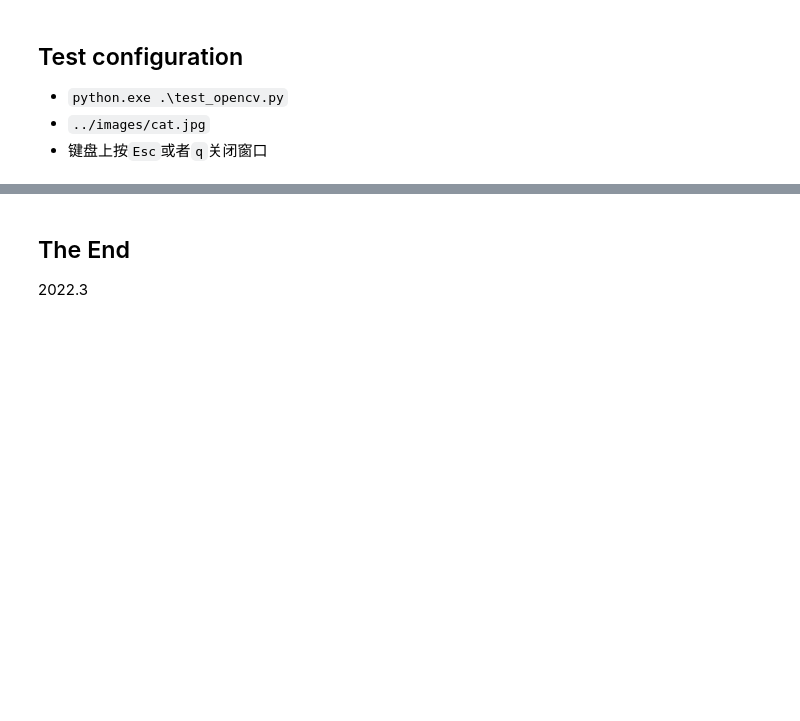
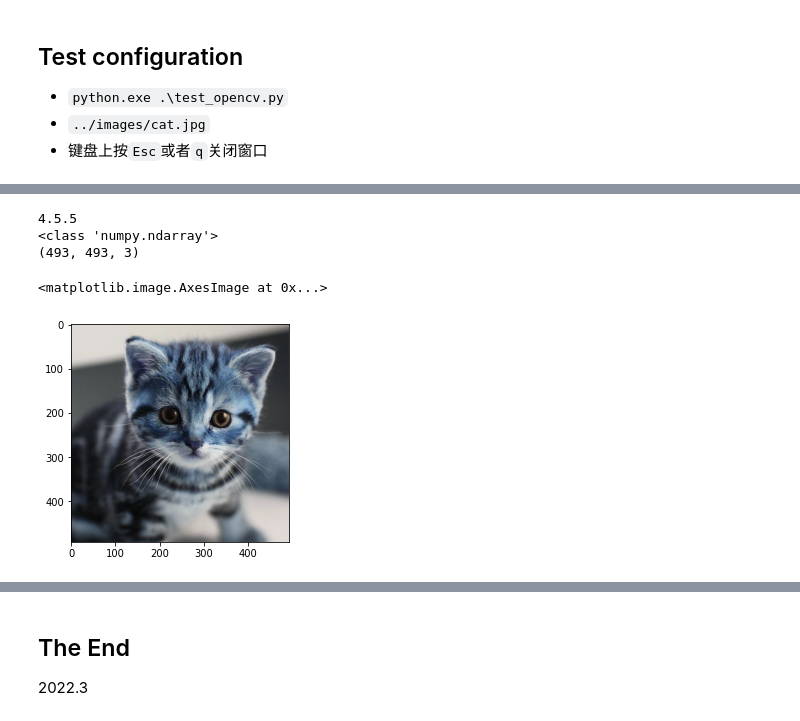
Before and after one commit to haodong2000/Vision2022, a Jupyter notebook: 0-Introduction.ipynb, the cells around one changed output, grey strips where cells are left out. Drawn from its saved outputs; the diff is of its cells as text; code cells hidden in the pictures; blank space fills up the shorter version.

```diff
--- a/0-Introduction.ipynb
+++ b/0-Introduction.ipynb
@@ -76,0 +80,20 @@ Type "help", "copyright", "credits" or "license" for more information.
+# %%
+import cv2
+import numpy as np
+
+print(cv2.__version__)
+path = "./images/cat.jpg"
+img_bgr = cv2.imread(path)
+print(type(img_bgr))
+print(np.shape(img_bgr))
+# %% [output]
+4.5.5
+<class 'numpy.ndarray'>
+(493, 493, 3)
+# %%
+from matplotlib import pyplot as plt
+
+plt.imshow(img_bgr)
+# %% [output]
+<matplotlib.image.AxesImage at 0x...>
+[figure, added]
```
Also changed, not shown: parts of 4 cells of this notebook, 3 other files.
